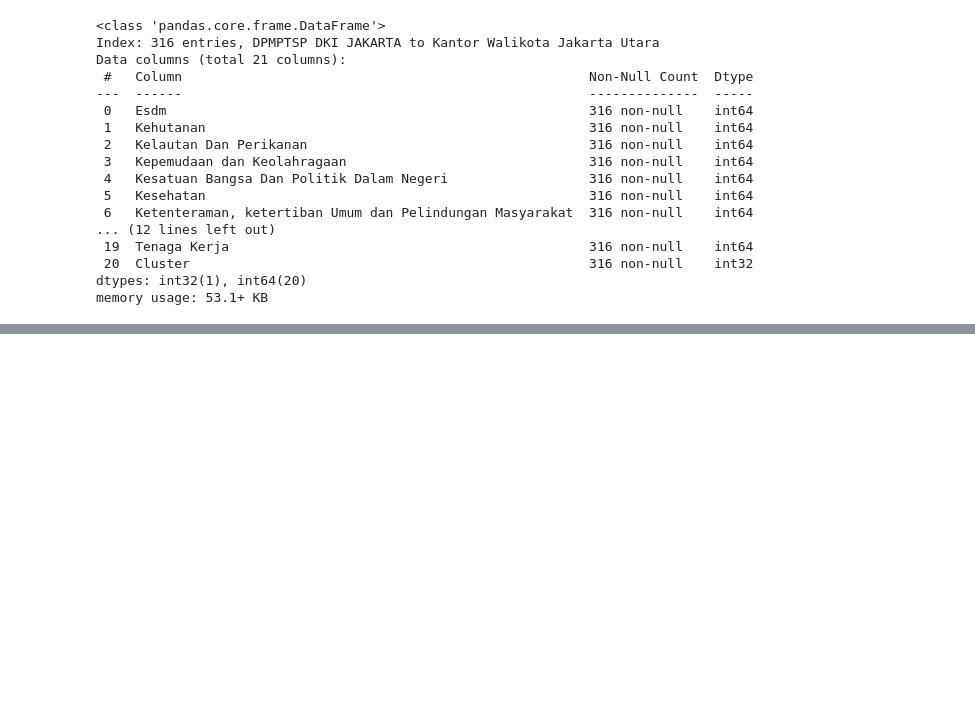
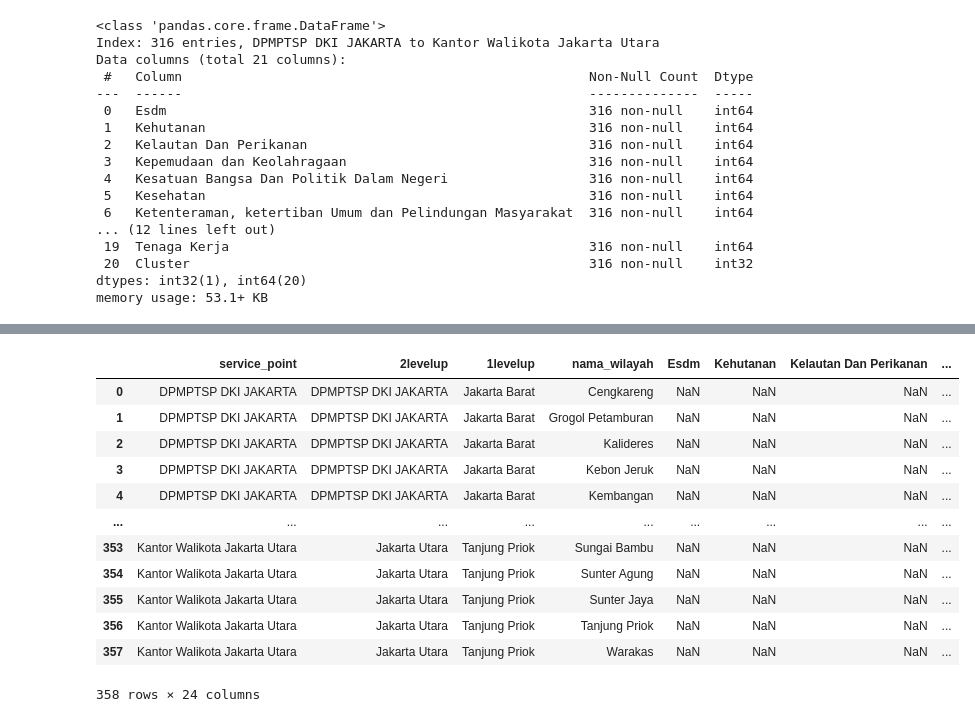
Before and after one commit to DimasPrsety/DPMPTSP_dashboard, a Jupyter notebook: clustering.ipynb, the cells around one changed output, grey strips where cells are left out. Drawn from its saved outputs; the diff is of its cells as text; code cells hidden in the pictures; blank space fills up the shorter version.

```diff
--- a/clustering.ipynb
+++ b/clustering.ipynb
@@ -180,3 +180,5 @@ memory usage: 53.1+ KB
 # %%
 # Save cluster into excel
 ct_izin['Cluster'].to_excel('ct_izin2.xlsx', index = True)
+# %%
+dw1df = pd.read_excel('ct_izin.xlsx', sheet_name = 'lvlderivative')
@@ -182,0 +215,16 @@ ct_izin['Cluster'].to_excel('ct_izin2.xlsx', index = True)
+# %%
+dw1df
+# %% [output]
+|  | service_point | 2levelup | 1levelup | nama_wilayah | Esdm | Kehutanan | Kelautan Dan Perikanan | ... |
+| 0 | DPMPTSP DKI JAKARTA | DPMPTSP DKI JAKARTA | Jakarta Barat | Cengkareng | NaN | NaN | NaN | ... |
+| 1 | DPMPTSP DKI JAKARTA | DPMPTSP DKI JAKARTA | Jakarta Barat | Grogol Petamburan | NaN | NaN | NaN | ... |
+| 2 | DPMPTSP DKI JAKARTA | DPMPTSP DKI JAKARTA | Jakarta Barat | Kalideres | NaN | NaN | NaN | ... |
+| 3 | DPMPTSP DKI JAKARTA | DPMPTSP DKI JAKARTA | Jakarta Barat | Kebon Jeruk | NaN | NaN | NaN | ... |
+| 4 | DPMPTSP DKI JAKARTA | DPMPTSP DKI JAKARTA | Jakarta Barat | Kembangan | NaN | NaN | NaN | ... |
+| ... | ... | ... | ... | ... | ... | ... | ... | ... |
+| 353 | Kantor Walikota Jakarta Utara | Jakarta Utara | Tanjung Priok | Sungai Bambu | NaN | NaN | NaN | ... |
+| 354 | Kantor Walikota Jakarta Utara | Jakarta Utara | Tanjung Priok | Sunter Agung | NaN | NaN | NaN | ... |
+| 355 | Kantor Walikota Jakarta Utara | Jakarta Utara | Tanjung Priok | Sunter Jaya | NaN | NaN | NaN | ... |
+| 356 | Kantor Walikota Jakarta Utara | Jakarta Utara | Tanjung Priok | Tanjung Priok | NaN | NaN | NaN | ... |
+| 357 | Kantor Walikota Jakarta Utara | Jakarta Utara | Tanjung Priok | Warakas | NaN | NaN | NaN | ... |
+358 rows × 24 columns
```
Also changed, not shown: parts of 6 cells of this notebook, 1 other file.
